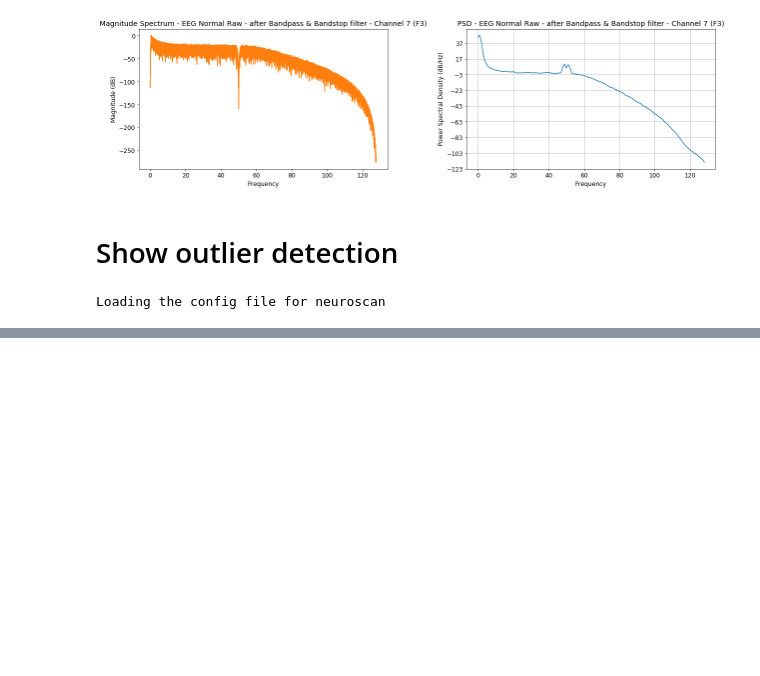
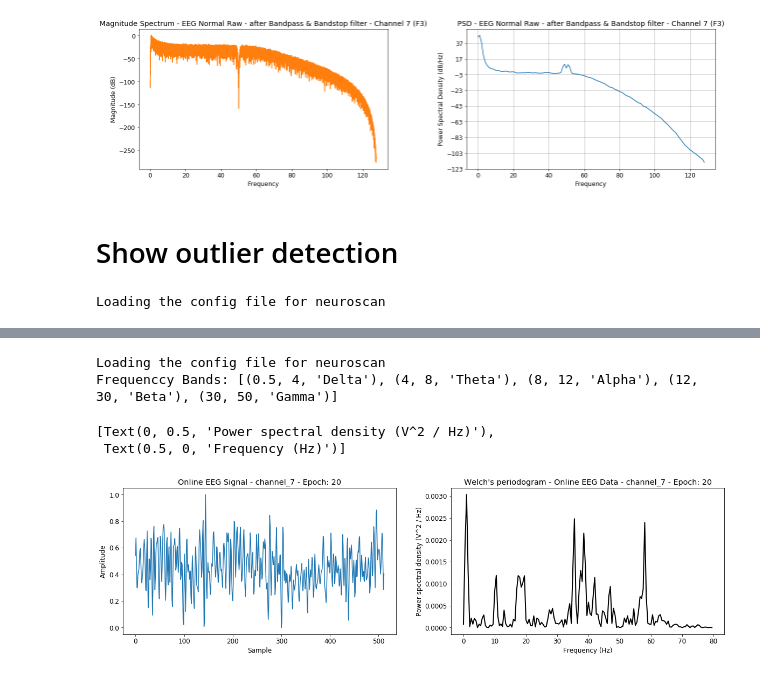
Before and after one commit to mudo121/thesis_eeg, a Jupyter notebook: thesis_diagrams.ipynb, the cells around one changed output, grey strips where cells are left out. Saved outputs shown, nothing was run; the diff lists cells and outputs as text; code cells hidden in the pictures; blank space fills up the shorter version.

```diff
--- a/thesis_diagrams.ipynb
+++ b/thesis_diagrams.ipynb
@@ -206,0 +268,41 @@ Saving figure online_eeg_channel_7_outlier_removal
+# %%
+from Transformer_Feature_Extraction import Frequency_Features
+# load a config file
+yamlConfig = loadConfigFile(subjectDict[SUBJECT]["Device"])
+
+# create a frequency transformer object, to do manually the steps of feature extraction
+freq_feature_transformer = Frequency_Features(samplingRate=yamlConfig['samplingRate'],
+                                              frequencyBands=yamlConfig['frequencyBands'],
+                                              numberOfChannels=yamlConfig['numberOfChannels'])
+
+epoch_series = epoch_norm.copy()
+# %% [output]
+Loading the config file for neuroscan
+Frequenccy Bands: [(0.5, 4, 'Delta'), (4, 8, 'Theta'), (8, 12, 'Alpha'), (12, 30, 'Beta'), (30, 50, 'Gamma')]
+# %%
+from scipy import signal
+
+epoch = 20
+channel = "channel_7"
+
+# Define window length (4 seconds)
+sf = 256
+win = 2 * sf
+freqs, psd = signal.welch(epoch_series[epoch][channel], sf, nperseg=win)
+
+
+fig, axs = plt.subplots(1, 2, figsize=(20,5))
+axs[0].plot(epoch_series[epoch][channel].index, epoch_series[epoch][channel])
+axs[0].set_title("Online EEG Signal - {} - Epoch: {}".format(channel, epoch))
+axs[0].set(xlabel='Sample', ylabel='Amplitude')
+
+axs[1].plot(freqs[:int(len(freqs)//1.6)], psd[:int(len(psd)//1.6)], color='k', lw=2)
+axs[1].set_title("Welch's periodogram - Online EEG Data - {} - Epoch: {}".format(channel, epoch))
+axs[1].set(xlabel='Frequency (Hz)', ylabel='Power spectral density (V^2 / Hz)')
+#save_fig("online_eeg_{}_normalization".format(channel), tight_layout=False)
+
+# Plot the power spectrum
+# %% [output]
+[Text(0, 0.5, 'Power spectral density (V^2 / Hz)'),
+ Text(0.5, 0, 'Frequency (Hz)')]
+[figure, added]
```
Also changed, not shown: parts of 8 cells of this notebook, 4 other files.
